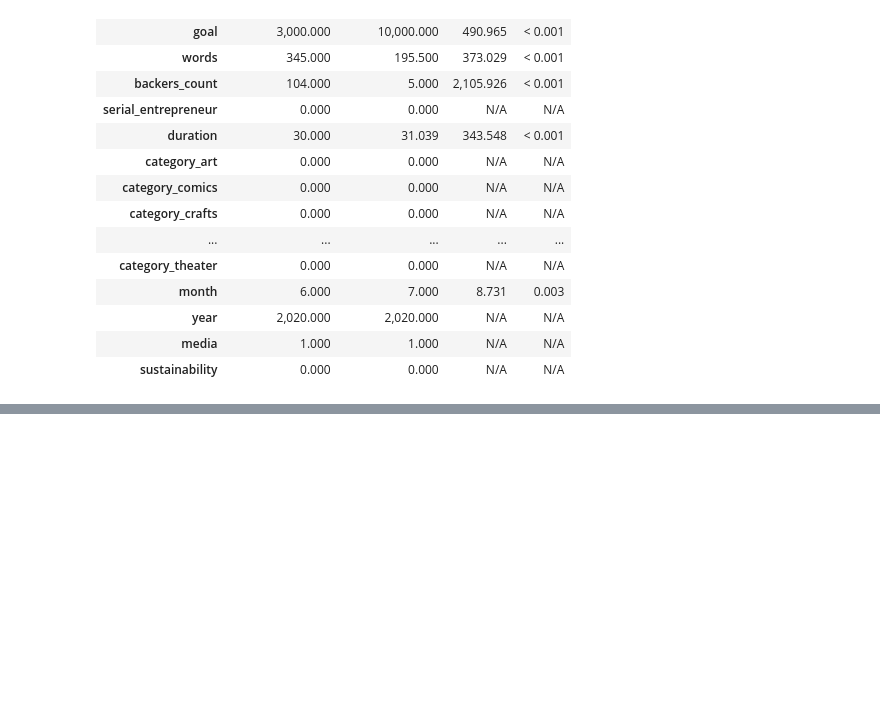
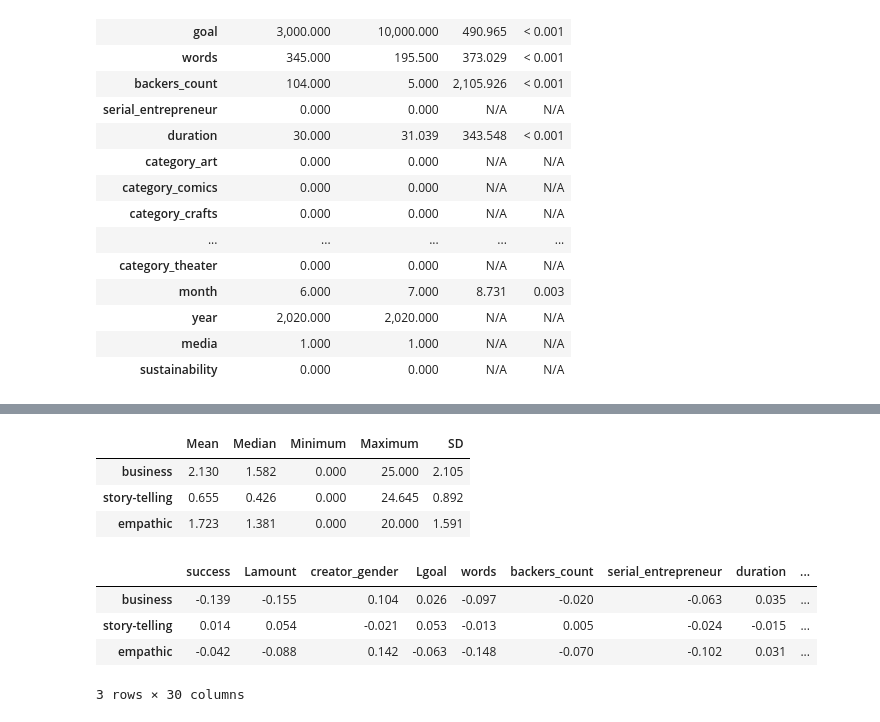
Before and after one commit to MaxPersoon/KickstarterScraper, a Jupyter notebook: dataProcessing.ipynb, the cells around one changed output, grey strips where cells are left out. Cells and saved outputs as stored; diff of their text form; code cells hidden in the pictures; blank space fills up the shorter version.

Commit message:
Started processing LIWC data

```diff
--- a/dataProcessing.ipynb
+++ b/dataProcessing.ipynb
@@ -250,3 +250,9 @@ table5
 | year | 2,020.000 | 2,020.000 | N/A | N/A |
 | media | 1.000 | 1.000 | N/A | N/A |
 | sustainability | 0.000 | 0.000 | N/A | N/A |
+# %%
+liwcData = pd.read_csv('LIWC-22 Results - finalData - LIWC Analysis.csv')
+liwcData = liwcData.set_index('projectID')
+liwcData = liwcData[data.columns.tolist() + ['money', 'Conversation', 'emo_pos']]
+liwcData = liwcData.rename(columns={'money': 'business', 'Conversation': 'story-telling', 'emo_pos': 'empathic'})
+liwcData
@@ -252,0 +293,25 @@ table5
+# %%
+# Table 6
+table6 = pd.DataFrame()
+
+for variableName in ['business', 'story-telling', 'empathic']:
+    variableData = liwcData[variableName]
+    table6 = pd.concat([table6, pd.DataFrame({'Mean': np.mean(variableData), 'Median': np.median(variableData), 'Minimum': np.min(variableData), 'Maximum': np.max(variableData), 'SD': np.std(variableData)}, index=[variableName])])
+
+table6
+# %% [output]
+|  | Mean | Median | Minimum | Maximum | SD |
+| business | 2.130 | 1.582 | 0.000 | 25.000 | 2.105 |
+| story-telling | 0.655 | 0.426 | 0.000 | 24.645 | 0.892 |
+| empathic | 1.723 | 1.381 | 0.000 | 20.000 | 1.591 |
+# %%
+# Table 7
+table7 = liwcData.corr()
+table7 = table7[-3:]
+table7
+# %% [output]
+|  | success | Lamount | creator_gender | Lgoal | words | backers_count | serial_entrepreneur | duration | ... |
+| business | -0.139 | -0.155 | 0.104 | 0.026 | -0.097 | -0.020 | -0.063 | 0.035 | ... |
+| story-telling | 0.014 | 0.054 | -0.021 | 0.053 | -0.013 | 0.005 | -0.024 | -0.015 | ... |
+| empathic | -0.042 | -0.088 | 0.142 | -0.063 | -0.148 | -0.070 | -0.102 | 0.031 | ... |
+3 rows × 30 columns
```
Also changed, not shown: parts of 5 cells of this notebook, 1 other file.
